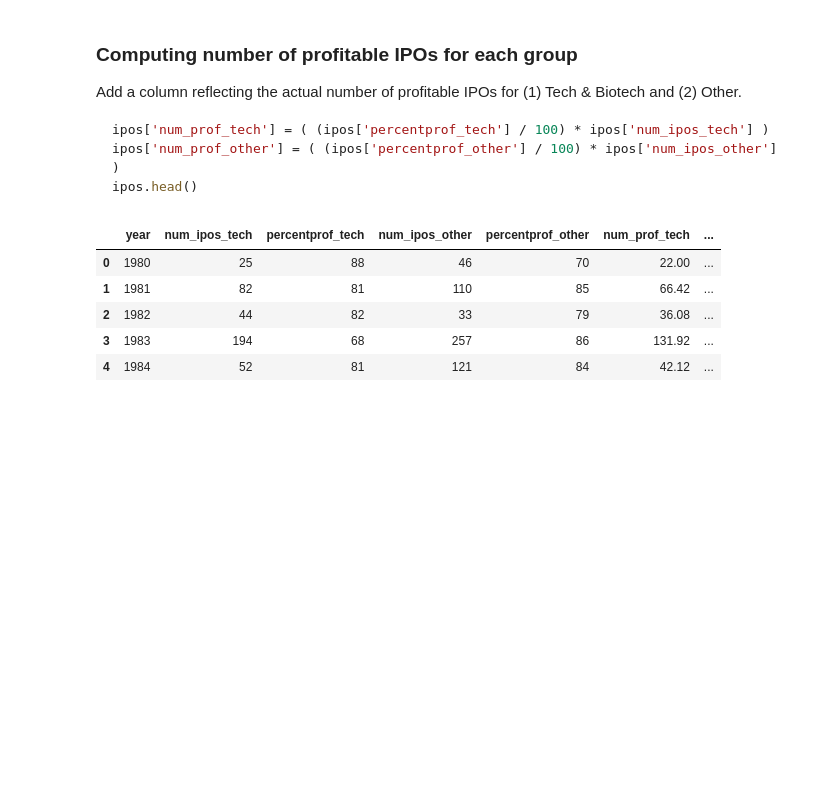
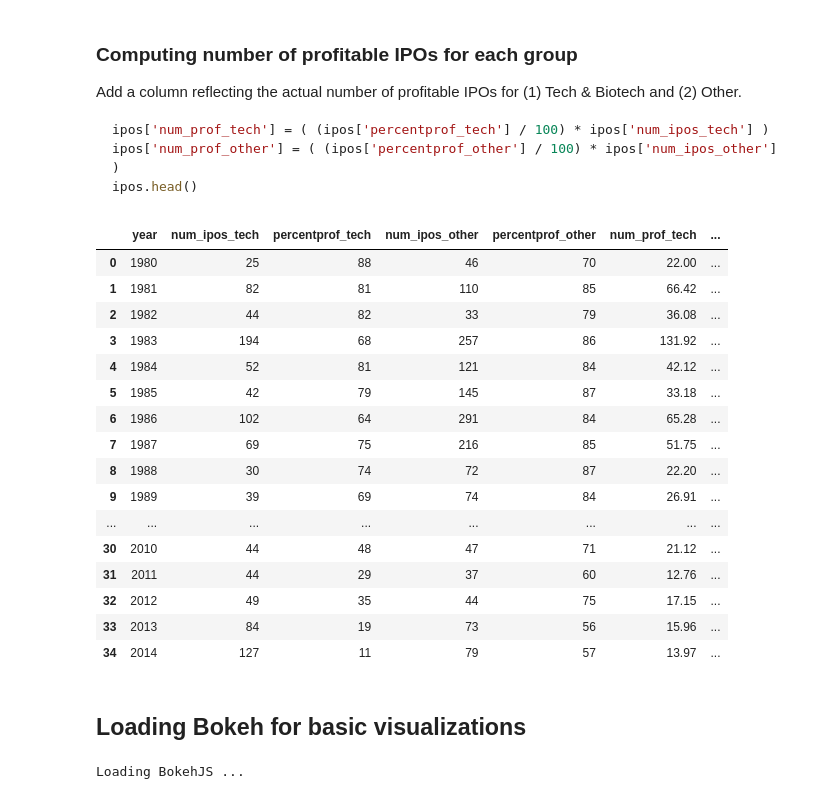
Before and after one commit to nicolezhu/ipos-viz, a Jupyter notebook: IPOs.ipynb, the cells around one changed output. Cells and saved outputs as stored; diff of their text form; code cells hidden in the pictures; blank space fills up the shorter version.

Commit message:
start graphing data with bokeh

```diff
--- a/IPOs.ipynb
+++ b/IPOs.ipynb
@@ -106,11 +106,40 @@ ipos.head()
 # %%
 ipos['num_prof_tech'] = ( (ipos['percentprof_tech'] / 100) * ipos['num_ipos_tech'] )
 ipos['num_prof_other'] = ( (ipos['percentprof_other'] / 100) * ipos['num_ipos_other'] )
+ipos['num_loss_tech'] = ( ((100 - ipos['percentprof_tech']) / 100) * ipos['num_ipos_tech'] )
+ipos['num_loss_other'] = ( ((100 - ipos['percentprof_other']) / 100) * ipos['num_ipos_other'] )
 ipos.head()
 # %% [output]
 |  | year | num_ipos_tech | percentprof_tech | num_ipos_other | percentprof_other | num_prof_tech | ... |
 | 0 | 1980 | 25 | 88 | 46 | 70 | 22.00 | ... |
 | 1 | 1981 | 82 | 81 | 110 | 85 | 66.42 | ... |
 | 2 | 1982 | 44 | 82 | 33 | 79 | 36.08 | ... |
 | 3 | 1983 | 194 | 68 | 257 | 86 | 131.92 | ... |
 | 4 | 1984 | 52 | 81 | 121 | 84 | 42.12 | ... |
+| 5 | 1985 | 42 | 79 | 145 | 87 | 33.18 | ... |
+| 6 | 1986 | 102 | 64 | 291 | 84 | 65.28 | ... |
+| 7 | 1987 | 69 | 75 | 216 | 85 | 51.75 | ... |
+| 8 | 1988 | 30 | 74 | 72 | 87 | 22.20 | ... |
+| 9 | 1989 | 39 | 69 | 74 | 84 | 26.91 | ... |
+| ... | ... | ... | ... | ... | ... | ... | ... |
+| 30 | 2010 | 44 | 48 | 47 | 71 | 21.12 | ... |
+| 31 | 2011 | 44 | 29 | 37 | 60 | 12.76 | ... |
+| 32 | 2012 | 49 | 35 | 44 | 75 | 17.15 | ... |
+| 33 | 2013 | 84 | 19 | 73 | 56 | 15.96 | ... |
+| 34 | 2014 | 127 | 11 | 79 | 57 | 13.97 | ... |
+# %% [markdown]
+## Loading Bokeh for basic visualizations
+# %%
+from bokeh.charts import Bar, Scatter, output_file, show, output_notebook
+from bokeh.sampledata.autompg import autompg as df
+from bokeh.models import HoverTool
+output_notebook()
+
+scatterplot = Scatter(ipos, x='year', y='num_prof_tech', title="Number of profitable tech & biotech companies",
+            xlabel="Year")
+
+# output_file("scatterplot.html")
+
+# show(scatterplot)
+# %% [output]
+Loading BokehJS ...
```
Also changed, not shown: parts of 9 cells of this notebook, 2 other files.
